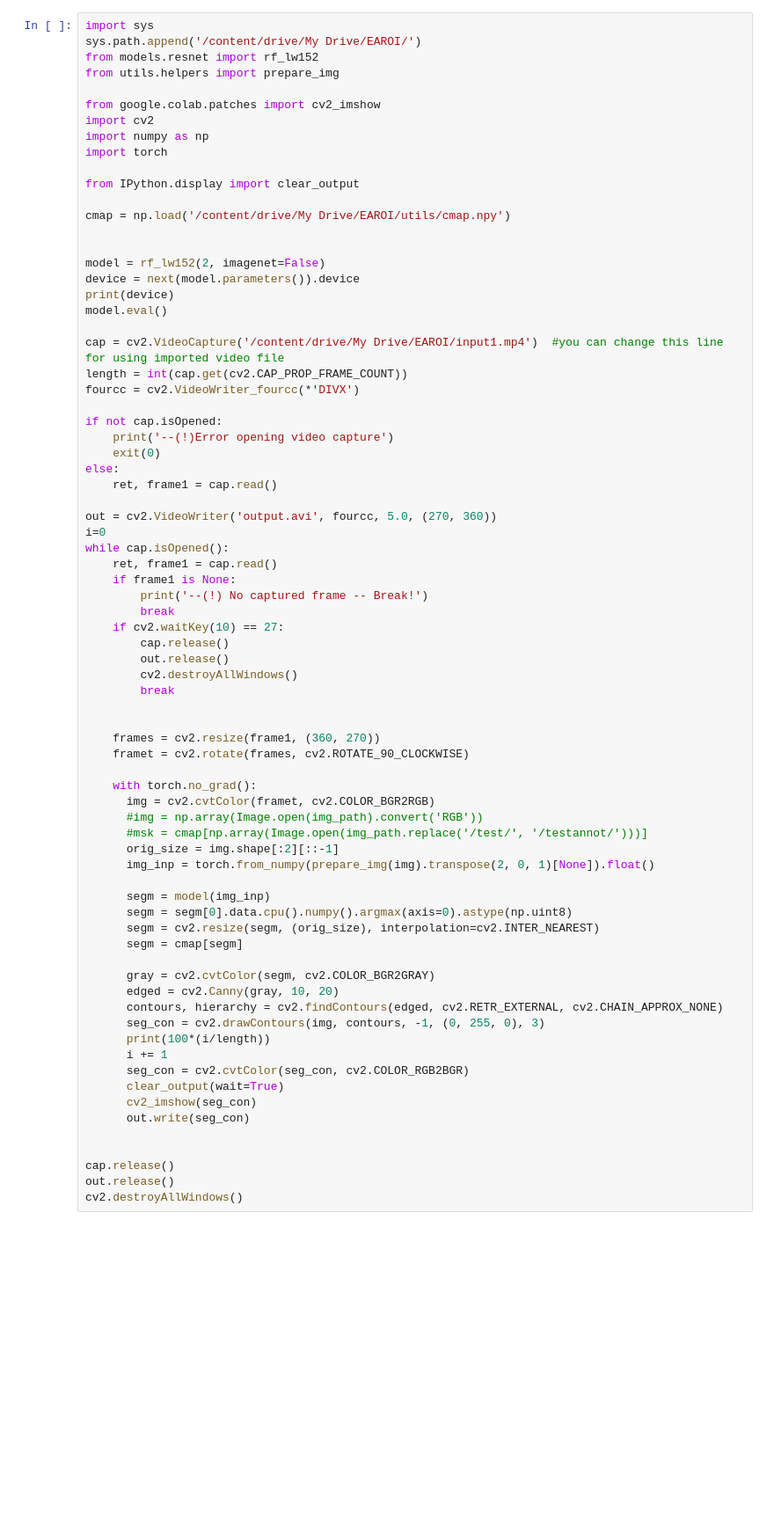
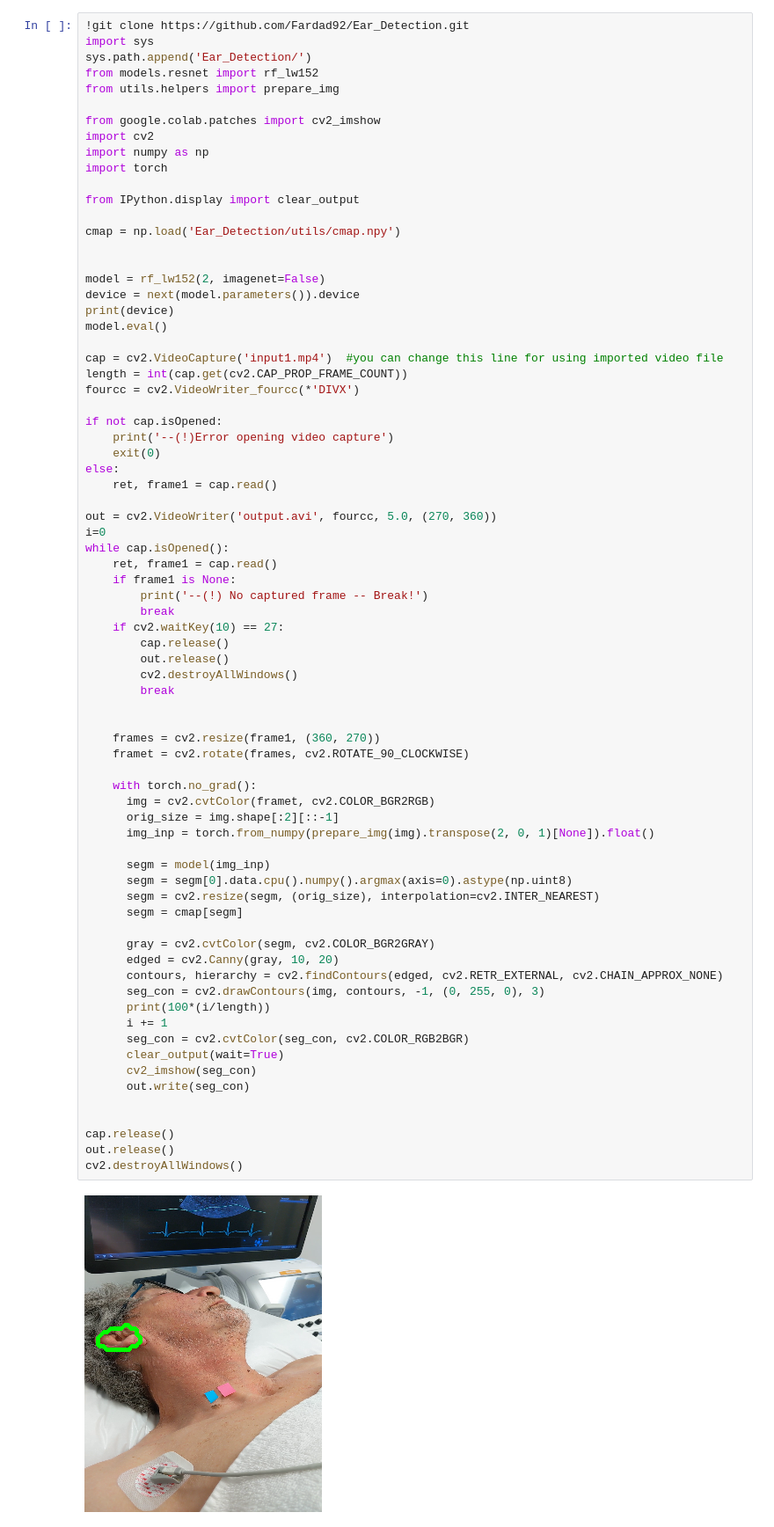
Before and after one commit to FardadDadboud/Ear_Detection, a Jupyter notebook: EAROI.ipynb, the cells around one changed output. Shown: that part at 88% size. Saved outputs shown, nothing was run; the diff lists cells and outputs as text; blank space fills up the shorter version.

```diff
--- a/EAROI.ipynb
+++ b/EAROI.ipynb
@@ -6,6 +3,7 @@ Mounted at /content/drive
 # %%
+!git clone https://github.com/Fardad92/Ear_Detection.git
 import sys
-sys.path.append('/content/drive/My Drive/EAROI/')
+sys.path.append('Ear_Detection/')
 from models.resnet import rf_lw152
 from utils.helpers import prepare_img
 
@@ -16,7 +14,7 @@ import torch
 
 from IPython.display import clear_output
 
-cmap = np.load('/content/drive/My Drive/EAROI/utils/cmap.npy')
+cmap = np.load('Ear_Detection/utils/cmap.npy')
 
 
 model = rf_lw152(2, imagenet=False)
@@ -24,7 +22,7 @@ device = next(model.parameters()).device
 print(device)
 model.eval()
 
-cap = cv2.VideoCapture('/content/drive/My Drive/EAROI/input1.mp4')  #you can change this line for using imported video file
+cap = cv2.VideoCapture('input1.mp4')  #you can change this line for using imported video file
 length = int(cap.get(cv2.CAP_PROP_FRAME_COUNT))
 fourcc = cv2.VideoWriter_fourcc(*'DIVX')
 
@@ -49,32 +47,32 @@ while cap.isOpened():
 
 
     frames = cv2.resize(frame1, (360, 270))
     framet = cv2.rotate(frames, cv2.ROTATE_90_CLOCKWISE)
 
     with torch.no_grad():
       img = cv2.cvtColor(framet, cv2.COLOR_BGR2RGB)
-      #img = np.array(Image.open(img_path).convert('RGB'))
-      #msk = cmap[np.array(Image.open(img_path.replace('/test/', '/testannot/')))]
       orig_size = img.shape[:2][::-1]
       img_inp = torch.from_numpy(prepare_img(img).transpose(2, 0, 1)[None]).float()
 
       segm = model(img_inp)
       segm = segm[0].data.cpu().numpy().argmax(axis=0).astype(np.uint8)
       segm = cv2.resize(segm, (orig_size), interpolation=cv2.INTER_NEAREST)
       segm = cmap[segm]
 
       gray = cv2.cvtColor(segm, cv2.COLOR_BGR2GRAY)
       edged = cv2.Canny(gray, 10, 20)
       contours, hierarchy = cv2.findContours(edged, cv2.RETR_EXTERNAL, cv2.CHAIN_APPROX_NONE)
       seg_con = cv2.drawContours(img, contours, -1, (0, 255, 0), 3)
       print(100*(i/length))
       i += 1
       seg_con = cv2.cvtColor(seg_con, cv2.COLOR_RGB2BGR)
       clear_output(wait=True)
       cv2_imshow(seg_con)
       out.write(seg_con)
 
 
 cap.release()
 out.release()
 cv2.destroyAllWindows()
+# %% [output]
+[figure, added]
```
Also changed, not shown: parts of 3 cells of this notebook.
